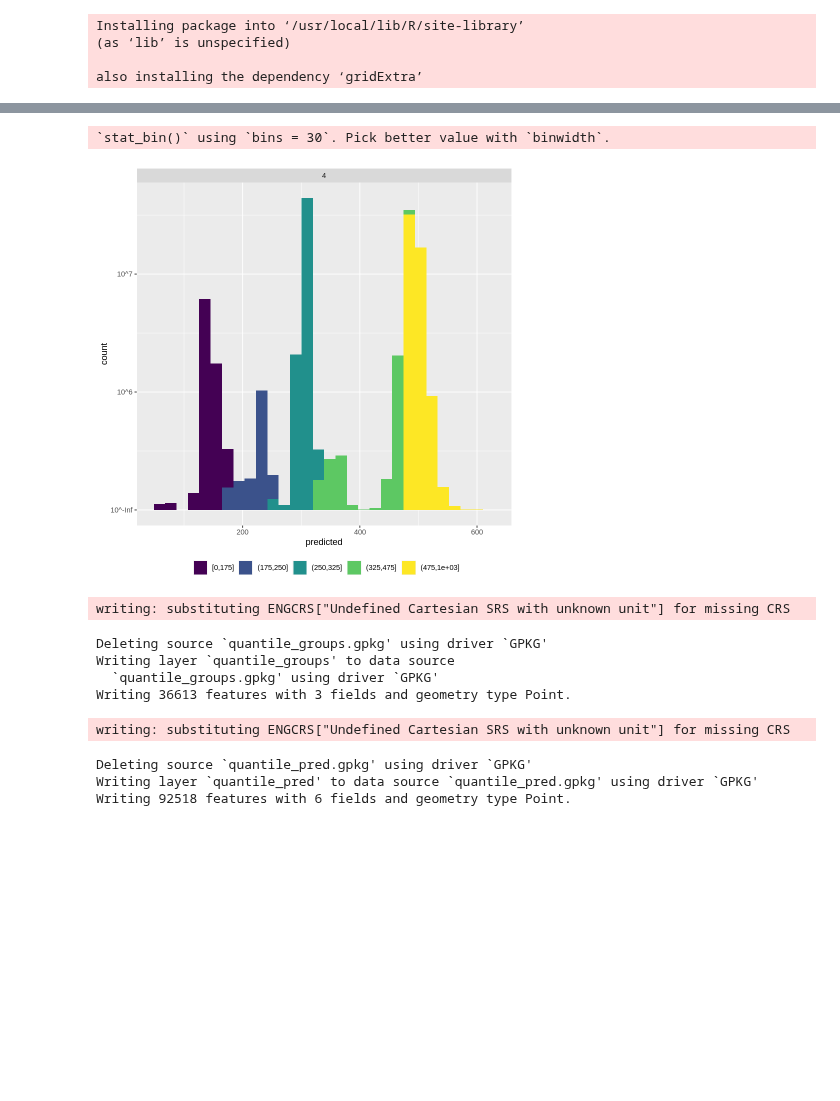
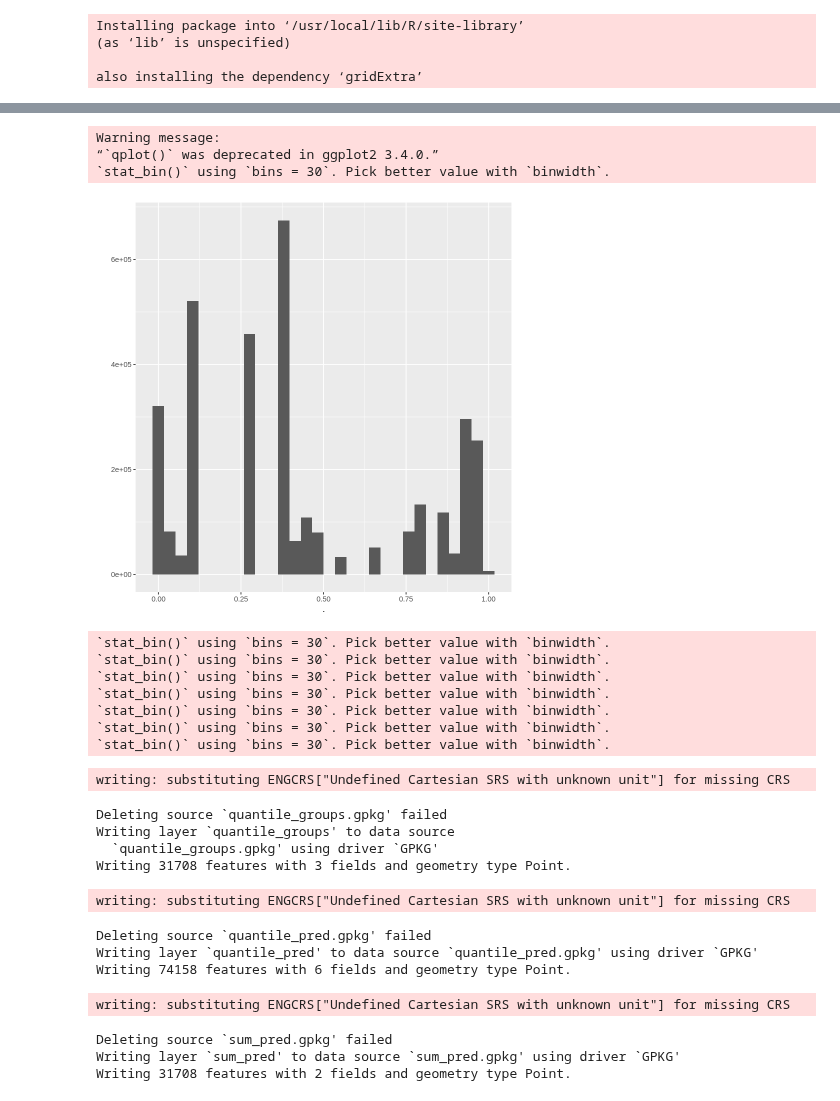
Before and after one commit to seismosmsr/hawaii_soils, a Jupyter notebook: Hawaii_Soils_Analysis.ipynb, the cells around one changed output, grey strips where cells are left out. Cells and saved outputs as stored; diff of their text form; code cells hidden in the pictures; blank space fills up the shorter version.

```diff
--- a/Hawaii_Soils_Analysis.ipynb
+++ b/Hawaii_Soils_Analysis.ipynb
@@ -388,0 +401,8 @@ format_to_superscript <- function(x) {
+# %%
+sim_c_sum_dt[ ,g_b_ratio := length(id[rmse_p<.01] %>% unique)/length(id %>% unique),by = .(big_poly_id,group_quantile)]
+sim_c_sum_dt$g_b_ratio %>% qplot
+# %% [output]
+Warning message:
+“`qplot()` was deprecated in ggplot2 3.4.0.”
+`stat_bin()` using `bins = 30`. Pick better value with `binwidth`.
+[figure, added]
@@ -389,34 +411,55 @@ format_to_superscript <- function(x) {
 # %%
 library(viridis)
 library(scales)
-sim_c_sum_dt[rmse_p<.01][big_poly_id==4] %>%
+for(j in 1:7){
+poly_id = j
+# ,weight= predicted*0.0625/g_b_ratio
+sim_c_sum_dt[rmse_p<.01][big_poly_id==poly_id] %>%
   ggplot(aes(x = predicted)) +
-    geom_histogram(aes(fill = group_quantile,weight=predicted), position = 'stack') +
+    geom_histogram(aes(fill = group_quantile,weight= predicted*0.0625/g_b_ratio), position = 'stack') +
     scale_fill_viridis_d(limits = levels(sim_c_sum_dt$group_quantile),drop = FALSE) +
-    guides(fill = guide_legend(title = NULL)) + # Removes legend title
+    guides(fill = guide_legend(title = "Group (Mg/ha)")) + # Removes legend title
+    theme_minimal()+
     theme(legend.position = "bottom") + # Moves the legend to the bottom
-    scale_y_continuous(labels = format_to_power)+ # Y-axis labels in scientific notation
-    facet_wrap(big_poly_id~.)
+    # theme(legend.position = "none") + # Moves the legend to the bottom
+
+    # scale_x_continuous(labels = scales::unit_format(unit = "Mg/ha" )) +
+    # scale_fill_discrete(name = "Variable (Mg/ha)") +
+    labs(x = "Predicted Soil Carbon Stock (Mg/ha)", y = "Total Soil Carbon (Mg)")
+    # scale_y_continuous(labels = format_to_power)+ # Y-axis labels in scientific notation
+    # facet_wrap(big_poly_id~.)
+ggsave(dpi = 300, height = 3,width= 6,scale=1.2,filename = paste0('/content/Figures/Histogram_',poly_id,'.jpg'))
+}
 # %% [output]
 `stat_bin()` using `bins = 30`. Pick better value with `binwidth`.
+`stat_bin()` using `bins = 30`. Pick better value with `binwidth`.
+`stat_bin()` using `bins = 30`. Pick better value with `binwidth`.
+`stat_bin()` using `bins = 30`. Pick better value with `binwidth`.
+`stat_bin()` using `bins = 30`. Pick better value with `binwidth`.
+`stat_bin()` using `bins = 30`. Pick better value with `binwidth`.
+`stat_bin()` using `bins = 30`. Pick better value with `binwidth`.
-[figure, removed]
 # %%
-sim_c_sum_dt[rmse_p<.02][,list(SOC_Mg_Ha = mean(SOC_Mg_Ha), q_group = unique(group_quantile) %>% sort %>% paste(collapse = ', ') ,geom=unique(geom)),by=.(id)] %>% st_as_sf(crs='4326') %>% st_write('quantile_groups.gpkg',delete_dsn = T)
+sim_c_sum_dt[rmse_p<.01][,list(SOC_Mg_Ha = mean(SOC_Mg_Ha), q_group = unique(group_quantile) %>% sort %>% paste(collapse = ', ') ,geom=unique(geom)),by=.(id)] %>% st_as_sf(crs='4326') %>% st_write('quantile_groups.gpkg',delete_dsn = T)
 # %% [output]
 writing: substituting ENGCRS["Undefined Cartesian SRS with unknown unit"] for missing CRS
-Deleting source `quantile_groups.gpkg' using driver `GPKG'
+Deleting source `quantile_groups.gpkg' failed
 Writing layer `quantile_groups' to data source
   `quantile_groups.gpkg' using driver `GPKG'
-Writing 36613 features with 3 fields and geometry type Point.
+Writing 31708 features with 3 fields and geometry type Point.
 # %%
-sim_c_sum_dt[rmse_p<.02][,list(SOC_Mg_Ha = mean(SOC_Mg_Ha), predicted = mean(predicted),n_pred = mean(n_pred),n_pred_good = mean(n_pred_good),geom=unique(geom)),by=.(id,group_quantile)] %>% st_as_sf(crs='4326') %>% st_write('quantile_pred.gpkg',delete_dsn = T)
+sim_c_sum_dt[rmse_p<.01][,list(SOC_Mg_Ha = mean(SOC_Mg_Ha), predicted = mean(predicted),n_pred = mean(n_pred),n_pred_good = mean(n_pred_good),geom=unique(geom)),by=.(id,group_quantile)] %>% st_as_sf(crs='4326') %>% st_write('quantile_pred.gpkg',delete_dsn = T)
 # %% [output]
 writing: substituting ENGCRS["Undefined Cartesian SRS with unknown unit"] for missing CRS
-Deleting source `quantile_pred.gpkg' using driver `GPKG'
+Deleting source `quantile_pred.gpkg' failed
 Writing layer `quantile_pred' to data source `quantile_pred.gpkg' using driver `GPKG'
-Writing 92518 features with 6 fields and geometry type Point.
+Writing 74158 features with 6 fields and geometry type Point.
 # %%
-quant_dt <- sim_c_sum_dt[rmse_p<.2][,list(SOC_Mg_Ha = mean(predicted),pred = length(predicted),total = mean(n_pred_good),geom=unique(geom)),by=.(id,group_quantile)]
+quant_dt <- sim_c_sum_dt[rmse_p<.01][,list(SOC_Mg_Ha = mean(predicted),pred = length(predicted),total = mean(n_pred_good),geom=unique(geom)),by=.(id,group_quantile)]
 quant_dt[,list(SOC_Mg_ha = sum(SOC_Mg_Ha*(pred/total)),geom = unique(geom)),by=id] %>% st_as_sf %>% st_write('sum_pred.gpkg',delete_dsn=T)
+# %% [output]
+writing: substituting ENGCRS["Undefined Cartesian SRS with unknown unit"] for missing CRS
+Deleting source `sum_pred.gpkg' failed
+Writing layer `sum_pred' to data source `sum_pred.gpkg' using driver `GPKG'
+Writing 31708 features with 2 fields and geometry type Point.
 # %%
 sim_c_sum_dt[,list(count = length(PLOT %>% unique)),by = id]$count %>% qplot
```
Also changed, not shown: parts of 34 cells of this notebook.
